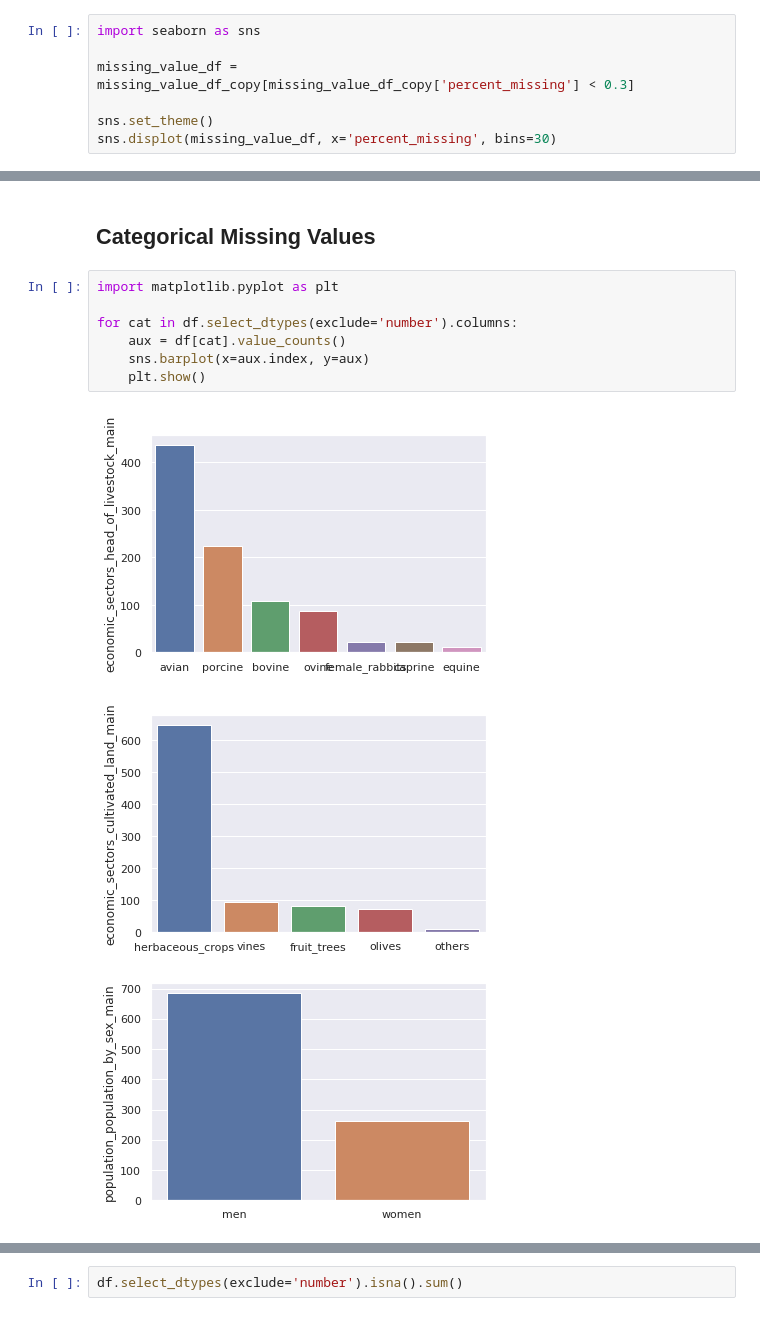
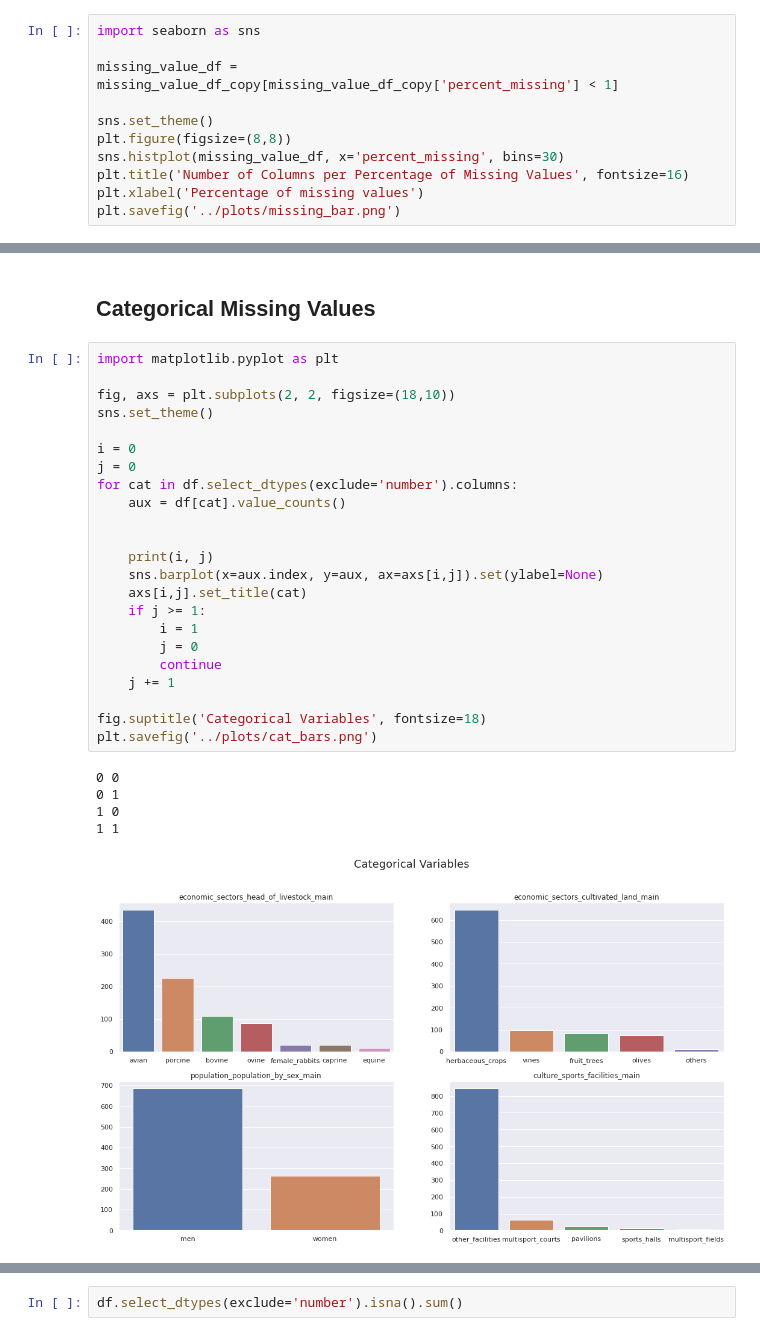
Before and after one commit to PimSchoolkate/CatalanLanguagePrediction, a Jupyter notebook: notebooks/01_preprocess.ipynb, the cells around one changed output, grey strips where cells are left out. Drawn from its saved outputs; the diff is of its cells as text.

```diff
--- a/notebooks/01_preprocess.ipynb
+++ b/notebooks/01_preprocess.ipynb
@@ -82,8 +86,12 @@ missing_value_df.head()
 # %%
 import seaborn as sns
 
-missing_value_df = missing_value_df_copy[missing_value_df_copy['percent_missing'] < 0.3]
+missing_value_df = missing_value_df_copy[missing_value_df_copy['percent_missing'] < 1]
 
 sns.set_theme()
-sns.displot(missing_value_df, x='percent_missing', bins=30)
+plt.figure(figsize=(8,8))
+sns.histplot(missing_value_df, x='percent_missing', bins=30)
+plt.title('Number of Columns per Percentage of Missing Values', fontsize=16)
+plt.xlabel('Percentage of missing values')
+plt.savefig('../plots/missing_bar.png')
 # %% [output]
@@ -180,11 +187,29 @@ df.drop(columns=bad_cols, inplace=True)
 # %%
 import matplotlib.pyplot as plt
 
+fig, axs = plt.subplots(2, 2, figsize=(18,10))
+sns.set_theme()
+
+i = 0
+j = 0
 for cat in df.select_dtypes(exclude='number').columns:
     aux = df[cat].value_counts()
-    sns.barplot(x=aux.index, y=aux)
-    plt.show()
+
+
+    print(i, j)
+    sns.barplot(x=aux.index, y=aux, ax=axs[i,j]).set(ylabel=None)
+    axs[i,j].set_title(cat)
+    if j >= 1:
+        i = 1
+        j = 0
+        continue
+    j += 1
+
+fig.suptitle('Categorical Variables', fontsize=18)
+plt.savefig('../plots/cat_bars.png')
 # %% [output]
+0 0
+0 1
+1 0
+1 1
-[figure, old version]
+[figure, new version]
-[figure, removed]
-[figure, removed]
```
Also changed, not shown: parts of 7 cells of this notebook, 12 other files.
